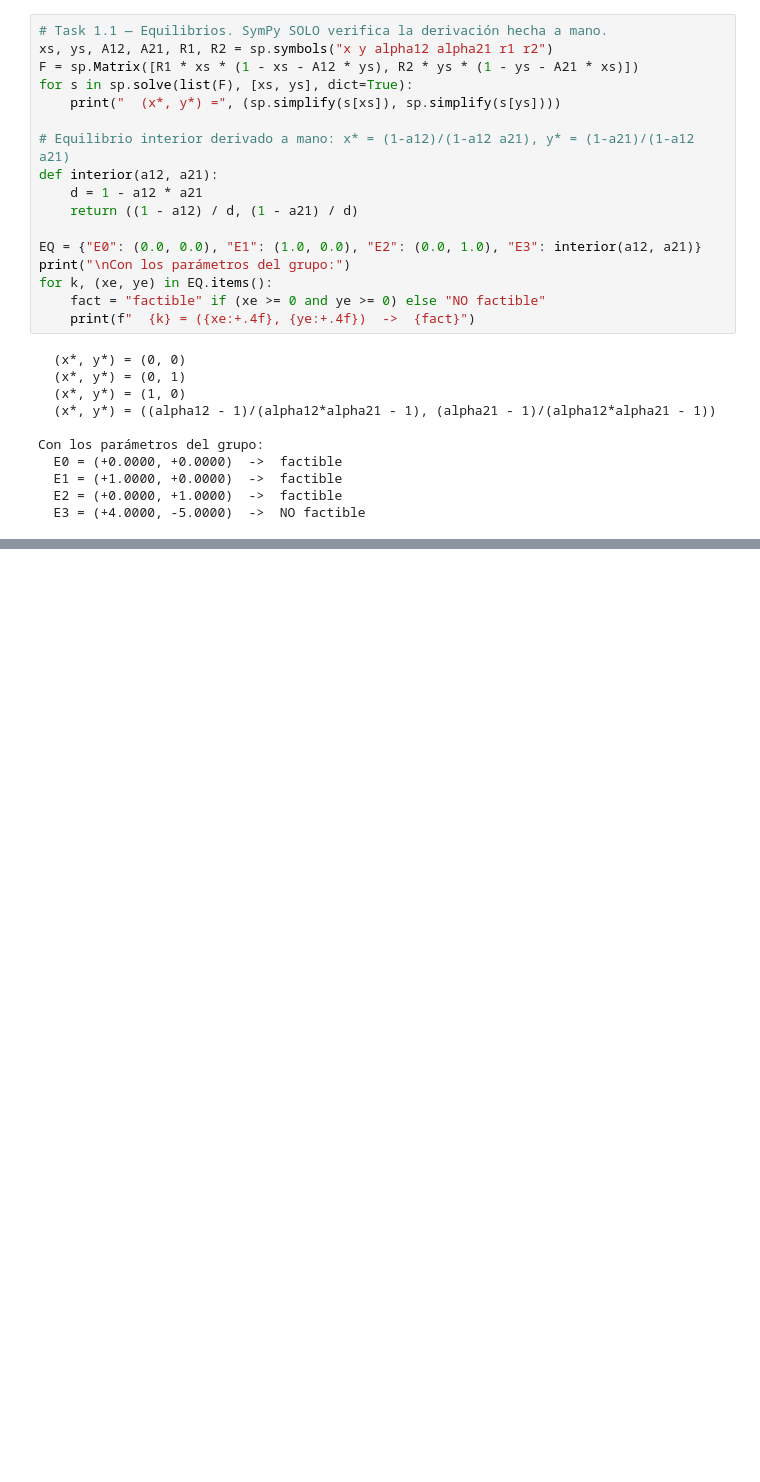
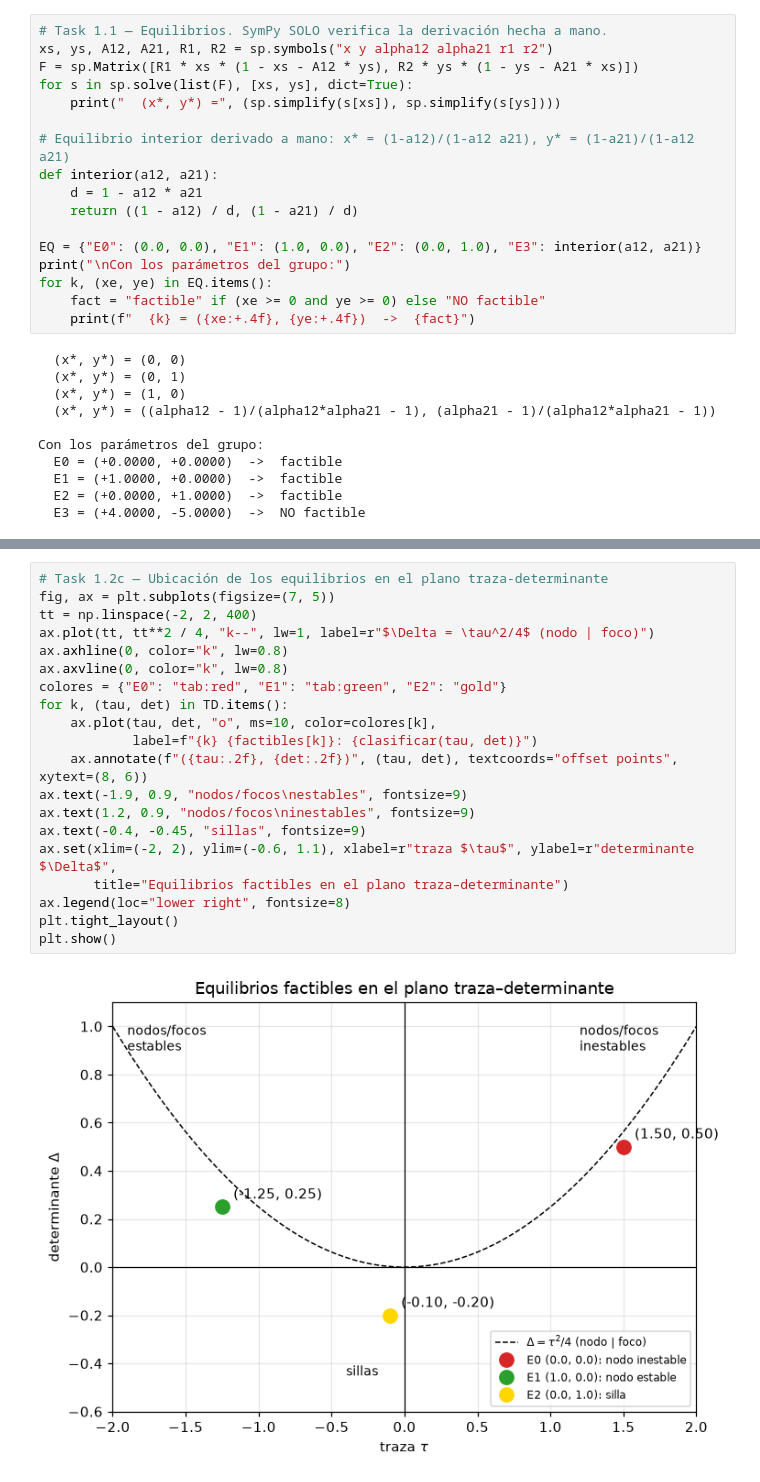
Before and after one commit to Branuvg/hdt6_modsim, a Jupyter notebook: hdt6.ipynb, the cells around one changed output, grey strips where cells are left out. Cells and saved outputs as stored; diff of their text form; blank space fills up the shorter version.

Commit message:
Resolver Task 1.2

```diff
--- a/hdt6.ipynb
+++ b/hdt6.ipynb
@@ -78,0 +128,22 @@ Con los parámetros del grupo:
+# %%
+# Task 1.2c — Ubicación de los equilibrios en el plano traza-determinante
+fig, ax = plt.subplots(figsize=(7, 5))
+tt = np.linspace(-2, 2, 400)
+ax.plot(tt, tt**2 / 4, "k--", lw=1, label=r"$\Delta = \tau^2/4$ (nodo | foco)")
+ax.axhline(0, color="k", lw=0.8)
+ax.axvline(0, color="k", lw=0.8)
+colores = {"E0": "tab:red", "E1": "tab:green", "E2": "gold"}
+for k, (tau, det) in TD.items():
+    ax.plot(tau, det, "o", ms=10, color=colores[k],
+            label=f"{k} {factibles[k]}: {clasificar(tau, det)}")
+    ax.annotate(f"({tau:.2f}, {det:.2f})", (tau, det), textcoords="offset points", xytext=(8, 6))
+ax.text(-1.9, 0.9, "nodos/focos\nestables", fontsize=9)
+ax.text(1.2, 0.9, "nodos/focos\ninestables", fontsize=9)
+ax.text(-0.4, -0.45, "sillas", fontsize=9)
+ax.set(xlim=(-2, 2), ylim=(-0.6, 1.1), xlabel=r"traza $\tau$", ylabel=r"determinante $\Delta$",
+       title="Equilibrios factibles en el plano traza–determinante")
+ax.legend(loc="lower right", fontsize=8)
+plt.tight_layout()
+plt.show()
+# %% [output]
+[figure, added]
```
Also changed, not shown: parts of 1 cell of this notebook.
